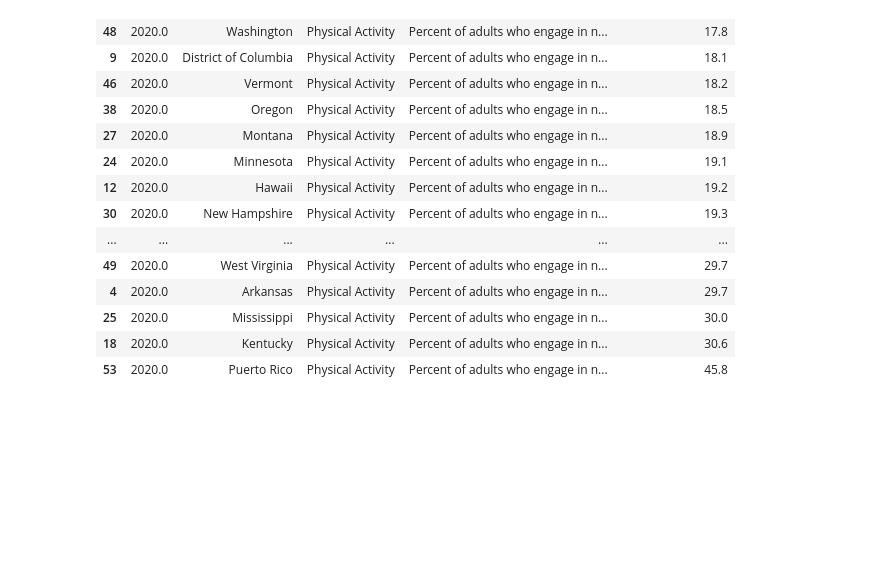
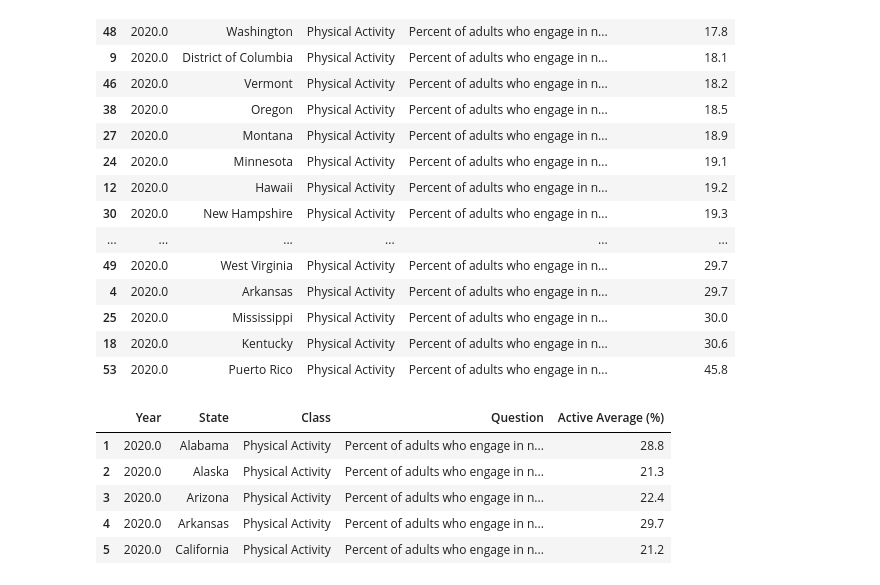
Before and after one commit to latoyawenzinger/Project_1_Healthcare, a Jupyter notebook: Untitled.ipynb, the cells around one changed output. Cells and saved outputs as stored; diff of their text form; code cells hidden in the pictures; blank space fills up the shorter version.

```diff
--- a/Untitled.ipynb
+++ b/Untitled.ipynb
@@ -168,3 +175,12 @@ worst
 | 25 | 2020.0 | Mississippi | Physical Activity | Percent of adults who engage in n... | 30.0 |
 | 18 | 2020.0 | Kentucky | Physical Activity | Percent of adults who engage in n... | 30.6 |
 | 53 | 2020.0 | Puerto Rico | Physical Activity | Percent of adults who engage in n... | 45.8 |
+# %%
+activity_final_df.head()
+# %% [output]
+|  | Year | State | Class | Question | Active Average (%) |
+| 1 | 2020.0 | Alabama | Physical Activity | Percent of adults who engage in n... | 28.8 |
+| 2 | 2020.0 | Alaska | Physical Activity | Percent of adults who engage in n... | 21.3 |
+| 3 | 2020.0 | Arizona | Physical Activity | Percent of adults who engage in n... | 22.4 |
+| 4 | 2020.0 | Arkansas | Physical Activity | Percent of adults who engage in n... | 29.7 |
+| 5 | 2020.0 | California | Physical Activity | Percent of adults who engage in n... | 21.2 |
```
Also changed, not shown: parts of 3 cells of this notebook, 1 other file.
